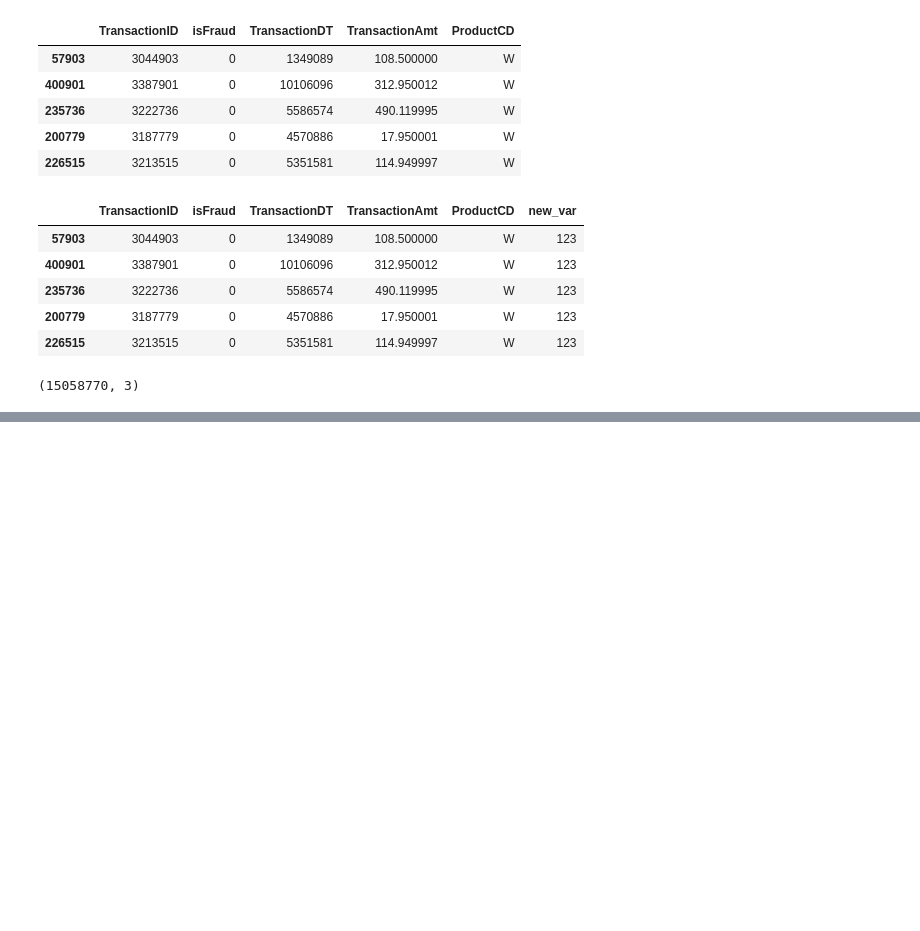
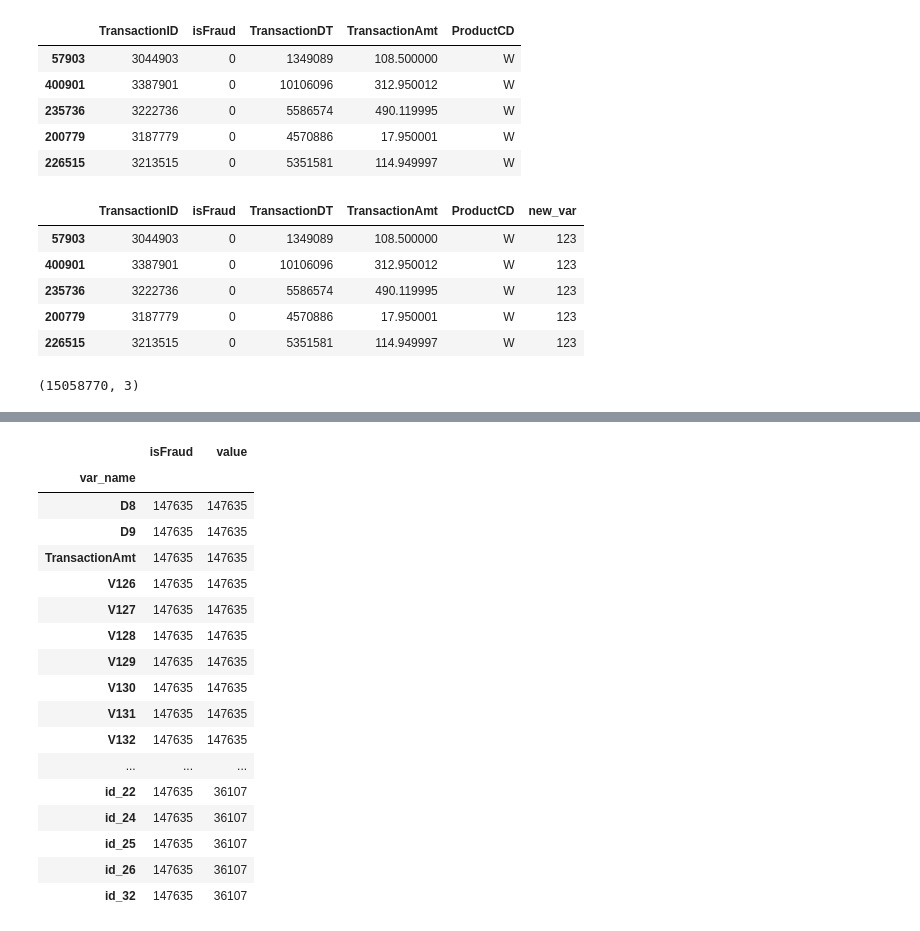
Before and after one commit to jimthompson5802/IEEEFraudDetection, a Jupyter notebook: eda/inital_eda.ipynb, the cells around one changed output, grey strips where cells are left out. Cells and saved outputs as stored; diff of their text form; code cells hidden in the pictures; blank space fills up the shorter version.

```diff
--- a/eda/inital_eda.ipynb
+++ b/eda/inital_eda.ipynb
@@ -161,0 +147,21 @@ float_predictors
+# %%
+df.groupby(['var_name']).count()
+# %% [output]
+|  | isFraud | value |
+| var_name |  |  |
+| D8 | 147635 | 147635 |
+| D9 | 147635 | 147635 |
+| TransactionAmt | 147635 | 147635 |
+| V126 | 147635 | 147635 |
+| V127 | 147635 | 147635 |
+| V128 | 147635 | 147635 |
+| V129 | 147635 | 147635 |
+| V130 | 147635 | 147635 |
+| V131 | 147635 | 147635 |
+| V132 | 147635 | 147635 |
+| ... | ... | ... |
+| id_22 | 147635 | 36107 |
+| id_24 | 147635 | 36107 |
+| id_25 | 147635 | 36107 |
+| id_26 | 147635 | 36107 |
+| id_32 | 147635 | 36107 |
```
Also changed, not shown: parts of 6 cells of this notebook.
